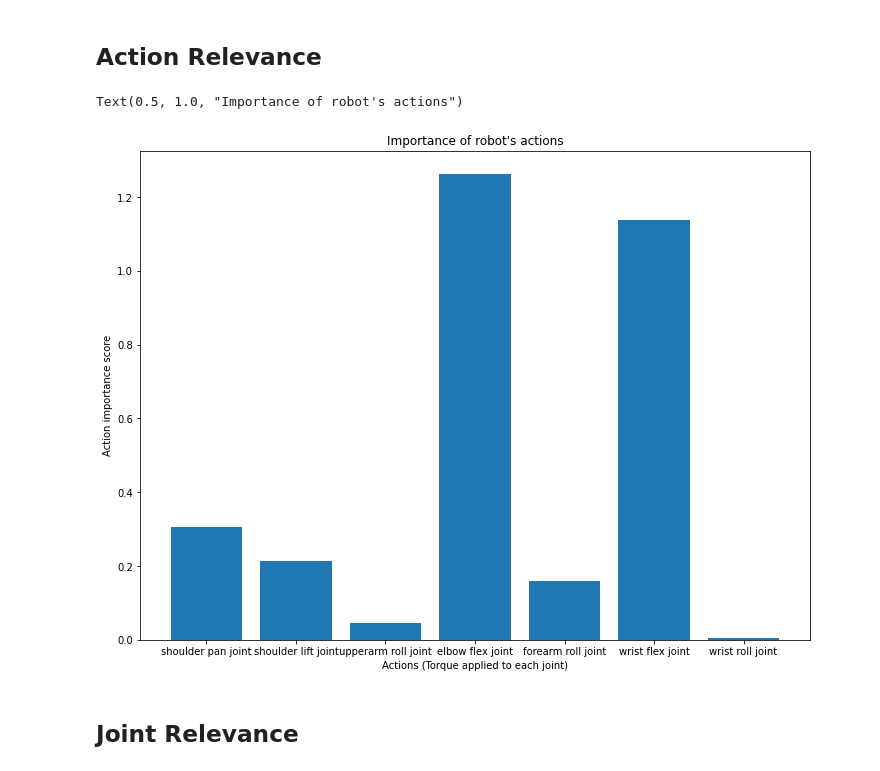
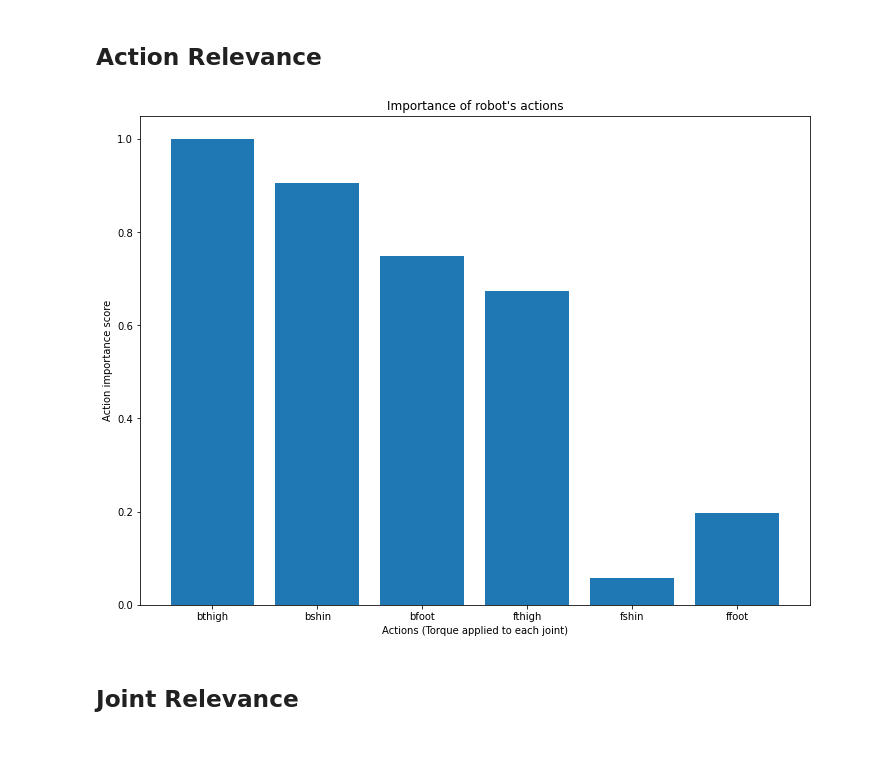
Before and after one commit to MehranTaghian/SAC_GCN, a Jupyter notebook: evaulate.ipynb, the cells around one changed output. Drawn from its saved outputs; the diff is of its cells as text; code cells hidden in the pictures.

```diff
--- a/evaulate.ipynb
+++ b/evaulate.ipynb
@@ -11,10 +11,10 @@ from utils import state_2_graphbatch, load_object
 import matplotlib.pyplot as plt
 import seaborn as sns
 # %%
-# env_name = 'HalfCheetah-v2'
+env_name = 'HalfCheetah-v2'
 # env_name = 'Walker2d-v2'
 # env_name = 'Hopper-v2'
-env_name = 'FetchReach-v2'
+# env_name = 'FetchReach-v2'
 # %%
 exp_path = os.path.join(Path(os.getcwd()), 'Data', env_name, 'graph')
 obj_path = os.path.join(exp_path, 'edge_relevance.pkl')
@@ -108,16 +110,21 @@ plot_joint_action_heatmap(np.abs(avg_edge_rel.T),
 # %% [markdown]
 ## Action Relevance
 # %%
-# action_rel = avg_edge_rel.mean(axis=0)
-action_rel = edge_relevance.mean(axis=4).mean(axis=3).mean(axis=2).mean(axis=0)
+action_rel = np.abs(avg_edge_rel.mean(axis=0)) #half-cheetah, walker-2d
+# action_rel = np.abs(edge_relevance.mean(axis=4).mean(axis=3).mean(axis=2).mean(axis=0))
+# action_rel = edge_relevance.mean(axis=4).mean(axis=3).mean(axis=2).mean(axis=0)
+
+action_rel /= np.max(action_rel)
 
 plt.figure(figsize=(12,9))
-plt.bar(action_labels, np.abs(action_rel))
+plt.bar(action_labels, action_rel)
+# plt.bar(action_labels, action_rel)
 plt.xlabel('Actions (Torque applied to each joint)')
 plt.ylabel('Action importance score')
 plt.title('Importance of robot\'s actions')
+plt.savefig(os.path.join(exp_path, 'action_importance.jpg'), dpi=300)
+plt.show()
 # %% [output]
-Text(0.5, 1.0, "Importance of robot's actions")
-[figure, old version]
+[figure, new version]
 # %% [markdown]
 ## Joint Relevance
```
Also changed, not shown: parts of 7 cells of this notebook, 3 other files.
